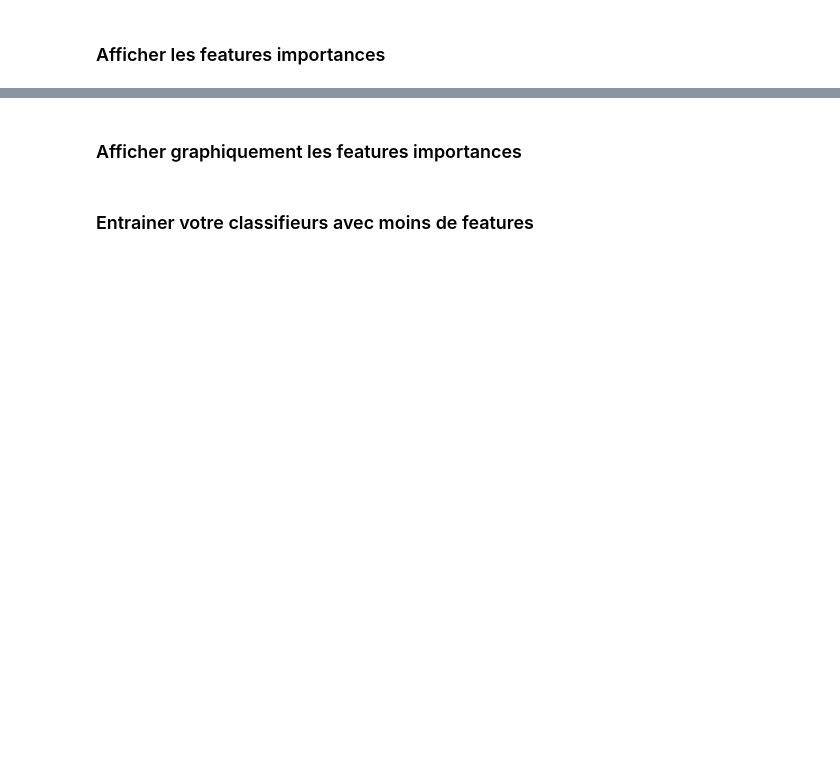
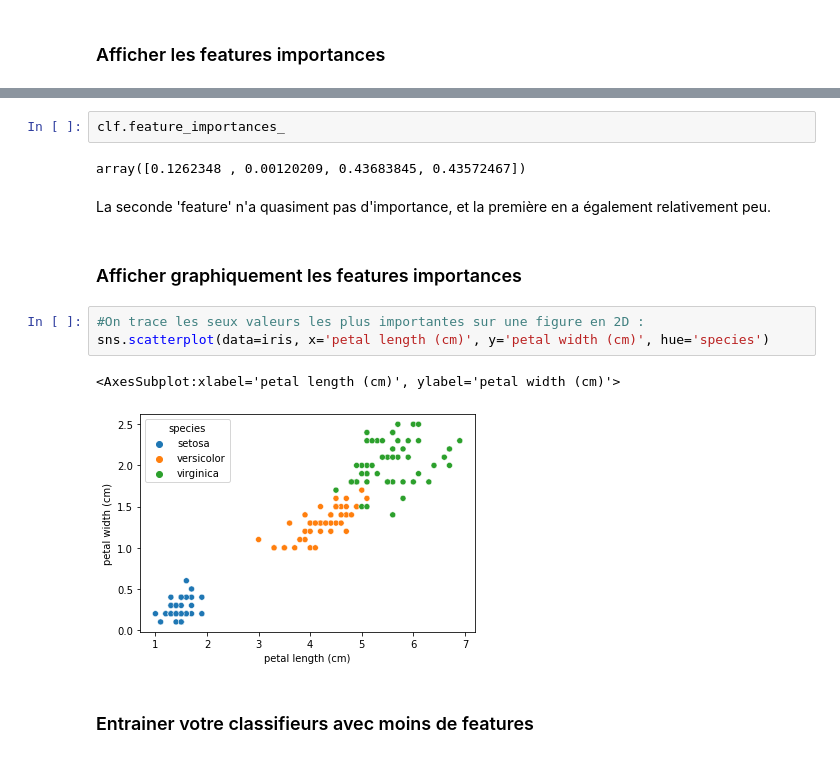
Before and after one commit to OFloyd/formation_greta, a Jupyter notebook: exos/exo_22_02_random_forest/RandomForestIRIS.ipynb, the cells around one changed output, grey strips where cells are left out. Drawn from its saved outputs; the diff is of its cells as text; blank space fills up the shorter version.

```diff
--- a/exos/exo_22_02_random_forest/RandomForestIRIS.ipynb
+++ b/exos/exo_22_02_random_forest/RandomForestIRIS.ipynb
@@ -99,4 +71,16 @@ On a une bonne corrélation, avec quelques éléments de virginica classé comme
+# %%
+clf.feature_importances_
+# %% [output]
+array([0.1262348 , 0.00120209, 0.43683845, 0.43572467])
+# %% [markdown]
+La seconde 'feature' n'a quasiment pas d'importance, et la première en a également relativement peu.
 # %% [markdown]
 ### Afficher graphiquement les features importances
+# %%
+#On trace les seux valeurs les plus importantes sur une figure en 2D :
+sns.scatterplot(data=iris, x='petal length (cm)', y='petal width (cm)', hue='species')
+# %% [output]
+<AxesSubplot:xlabel='petal length (cm)', ylabel='petal width (cm)'>
+[figure, added]
 # %% [markdown]
 ### Entrainer votre classifieurs avec moins de features
```
Also changed, not shown: parts of 13 cells of this notebook.
